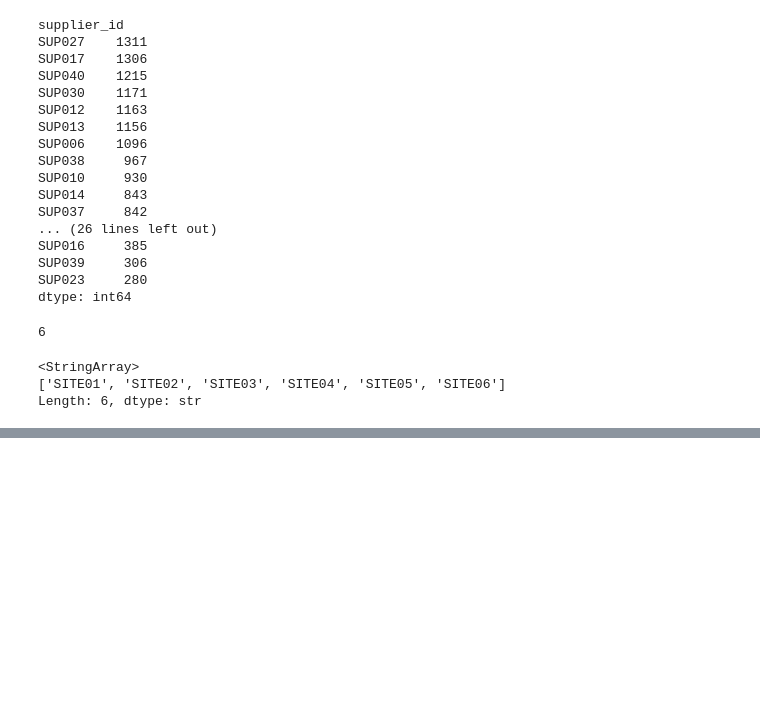
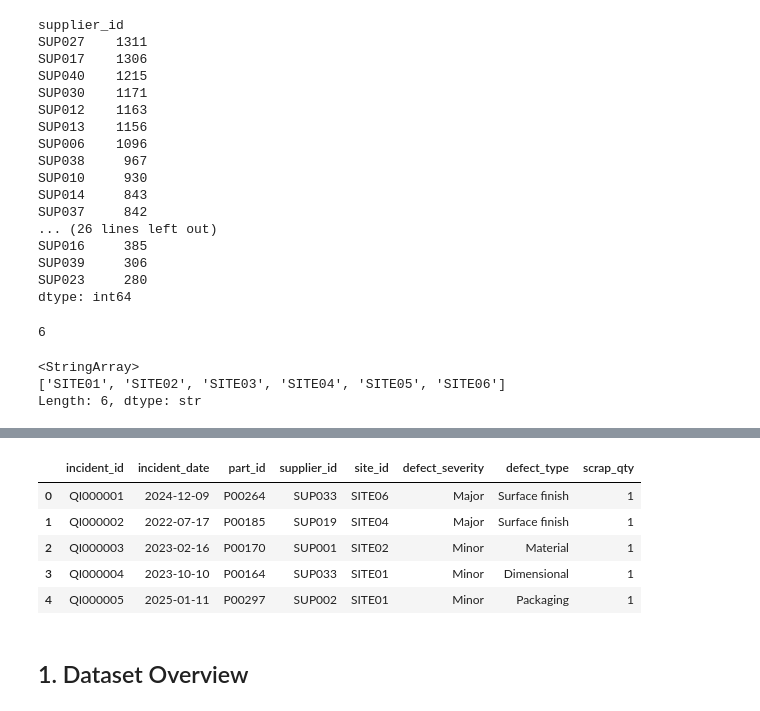
Before and after one commit to SeanNeedham/AeroFlow-Supply-Chain-Analytics, a Jupyter notebook: Python/01_data_profiling.ipynb, the cells around one changed output, grey strips where cells are left out. Drawn from its saved outputs; the diff is of its cells as text; code cells hidden in the pictures; blank space fills up the shorter version.

```diff
--- a/Python/01_data_profiling.ipynb
+++ b/Python/01_data_profiling.ipynb
@@ -511,0 +516,13 @@ Overall, the purchase order data is structurally consistent. The main findings r
+# %%
+quality_incidents = pd.read_csv("../data/raw/quality_incidents.csv")
+# %%
+quality_incidents.head()
+# %% [output]
+|  | incident_id | incident_date | part_id | supplier_id | site_id | defect_severity | defect_type | scrap_qty |
+| 0 | QI000001 | 2024-12-09 | P00264 | SUP033 | SITE06 | Major | Surface finish | 1 |
+| 1 | QI000002 | 2022-07-17 | P00185 | SUP019 | SITE04 | Major | Surface finish | 1 |
+| 2 | QI000003 | 2023-02-16 | P00170 | SUP001 | SITE02 | Minor | Material | 1 |
+| 3 | QI000004 | 2023-10-10 | P00164 | SUP033 | SITE01 | Minor | Dimensional | 1 |
+| 4 | QI000005 | 2025-01-11 | P00297 | SUP002 | SITE01 | Minor | Packaging | 1 |
+# %% [markdown]
+## 1. Dataset Overview
```
Also changed, not shown: parts of 80 cells of this notebook.
